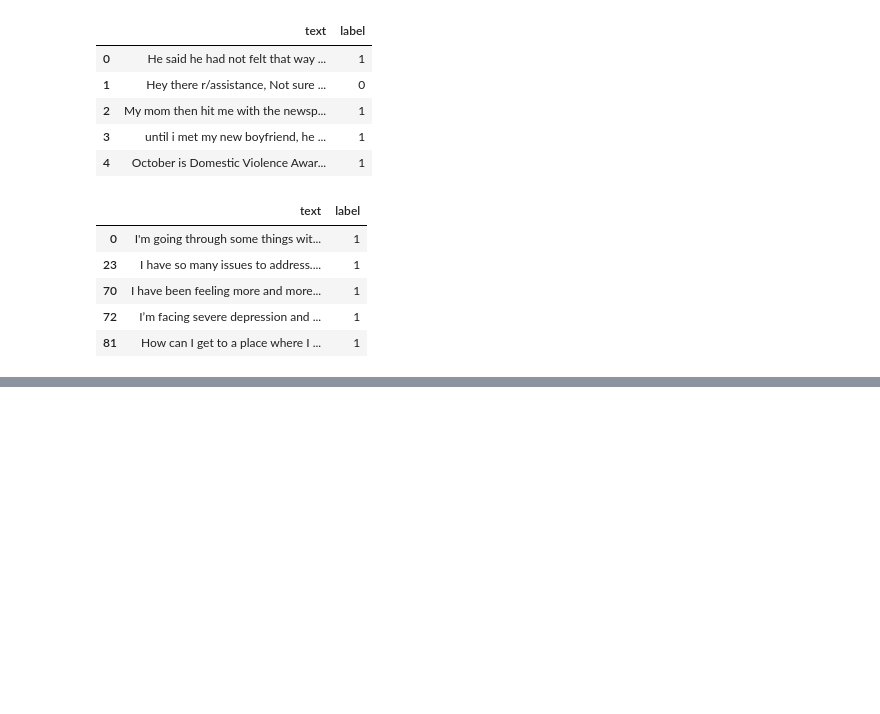
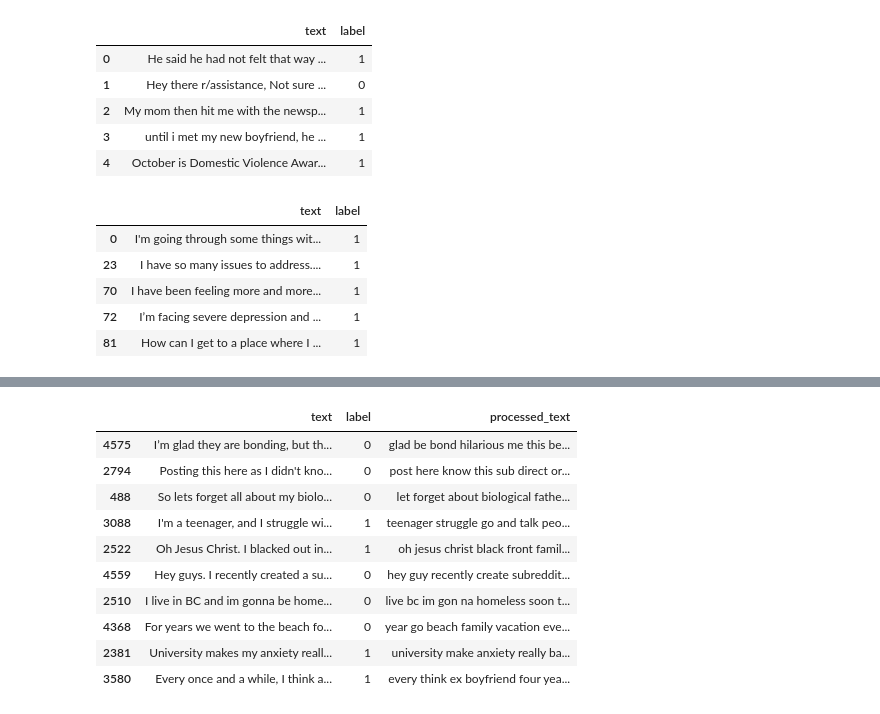
Before and after one commit to Yiran-Lu/CMPT733-Final-Project, a Jupyter notebook: train.ipynb, the cells around one changed output, grey strips where cells are left out. Drawn from its saved outputs; the diff is of its cells as text; code cells hidden in the pictures; blank space fills up the shorter version.

```diff
--- a/train.ipynb
+++ b/train.ipynb
@@ -204,30 +191,47 @@ def process_texts(text):
 
     # Remove all characters except alphabets
     text = re.sub(r'[^A-Za-z]' ,' ', text)
 
     # Replace multiple whitespace with single space
     text = re.sub(r'\s\s+', ' ', text)
 
     # Tokenize the sentence
     tokens = word_tokenize(text)
 
     # Remove stop words
     for word in tokens:
         if word in stop_words:
             tokens.remove(word)
 
     # POS tag the words
     pos = pos_tag(tokens)
 
     # Lemmatize all words
     text = []
     for word, tag in pos:
         wntag = tag[0].lower()
         wntag = wntag if wntag in ['a', 'r', 'n', 'v'] else None
         text.append(lemmatizer.lemmatize(word, wntag) if wntag else word)
 
+    # Remove single letter words
+    for w in text:
+        if len(w) <= 1:
+            text.remove(w)
+
     return ' '.join(text)
 
 df['processed_text'] = df['text'].apply(lambda x: process_texts(x))
 
 df.sample(10)
+# %% [output]
+|  | text | label | processed_text |
+| 4575 | I’m glad they are bonding, but th... | 0 | glad be bond hilarious me this be... |
+| 2794 | Posting this here as I didn't kno... | 0 | post here know this sub direct or... |
+| 488 | So lets forget all about my biolo... | 0 | let forget about biological fathe... |
+| 3088 | I'm a teenager, and I struggle wi... | 1 | teenager struggle go and talk peo... |
+| 2522 | Oh Jesus Christ. I blacked out in... | 1 | oh jesus christ black front famil... |
+| 4559 | Hey guys. I recently created a su... | 0 | hey guy recently create subreddit... |
+| 2510 | I live in BC and im gonna be home... | 0 | live bc im gon na homeless soon t... |
+| 4368 | For years we went to the beach fo... | 0 | year go beach family vacation eve... |
+| 2381 | University makes my anxiety reall... | 1 | university make anxiety really ba... |
+| 3580 | Every once and a while, I think a... | 1 | every think ex boyfriend four yea... |
```
Also changed, not shown: parts of 6 cells of this notebook.
